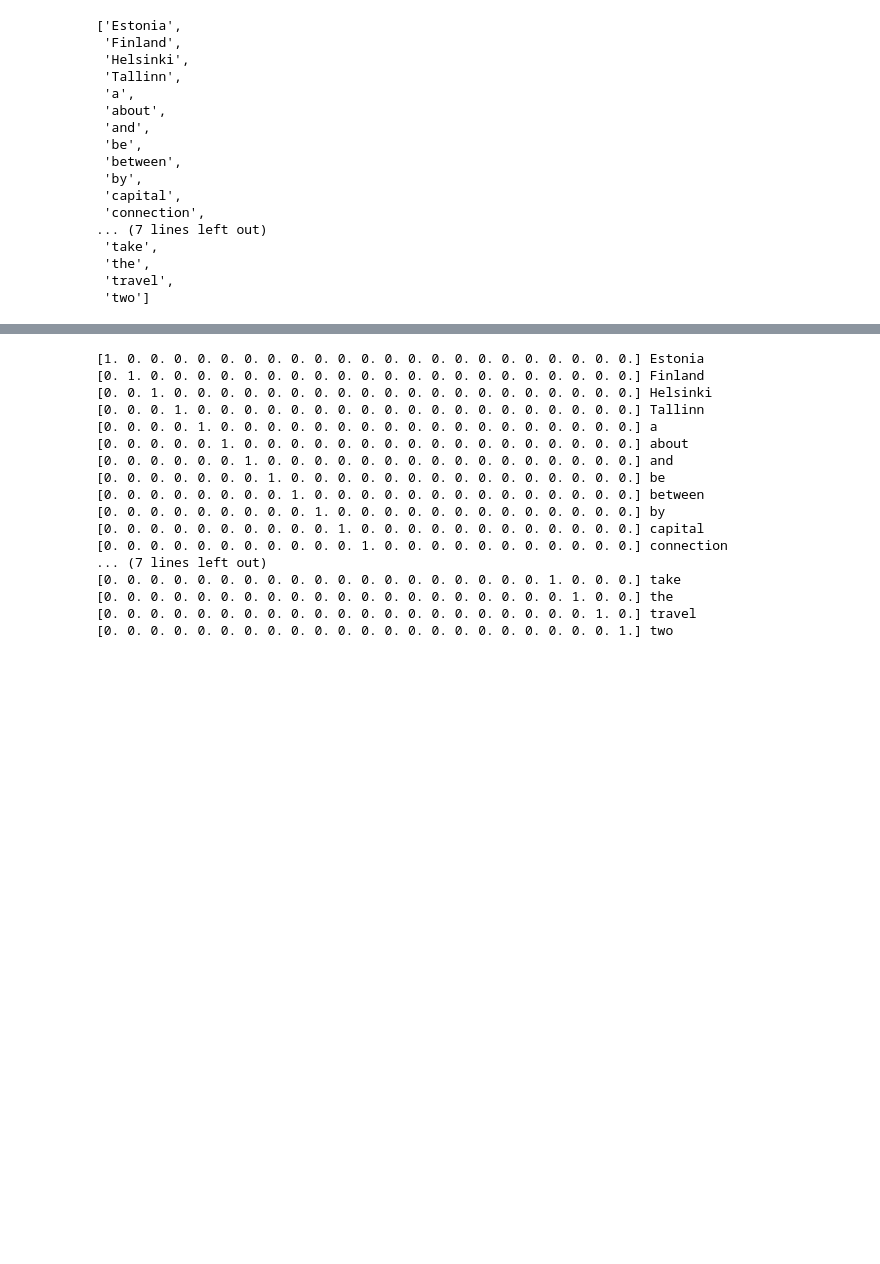
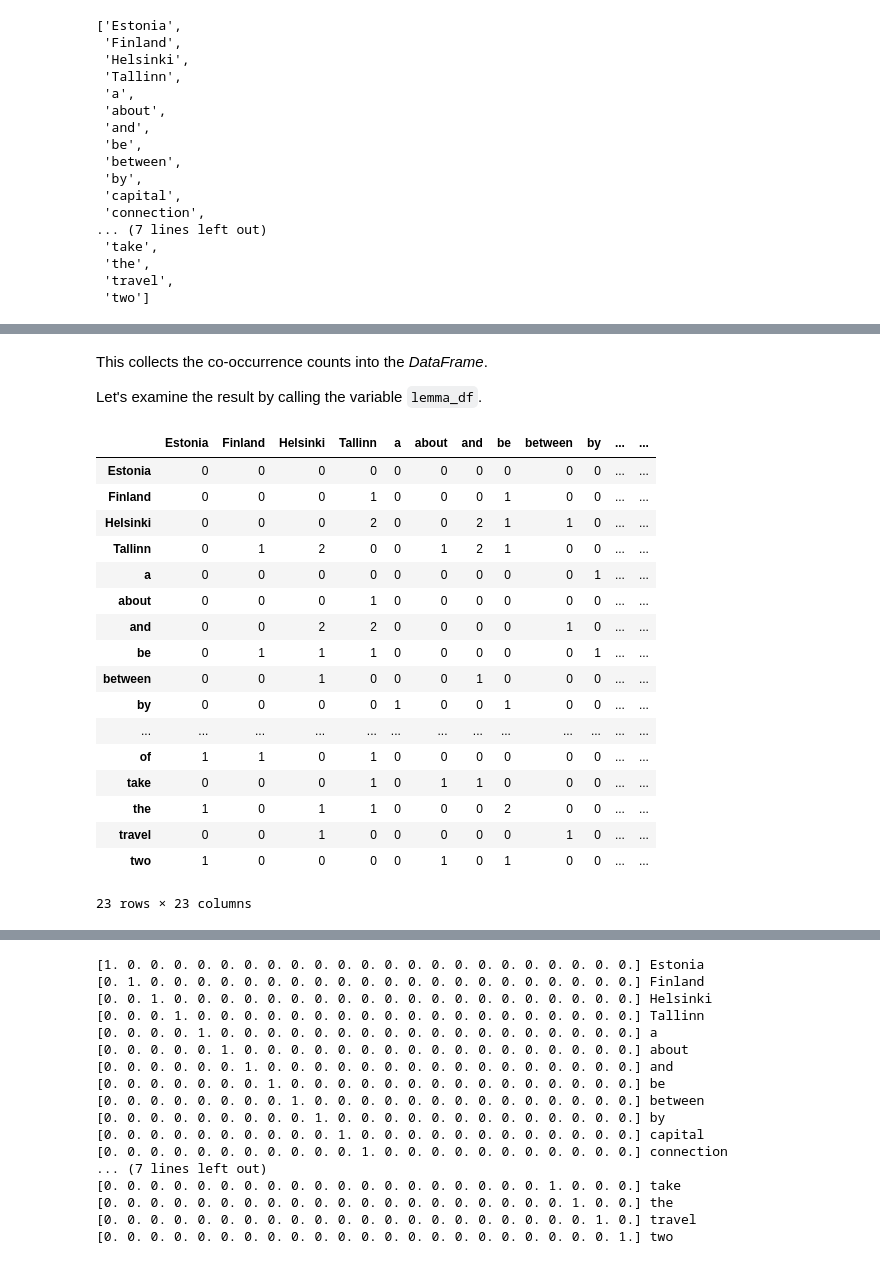
Before and after one commit to Applied-Language-Technology/notebooks, a Jupyter notebook: part_iii/03_embeddings.ipynb, the cells around one changed output, grey strips where cells are left out. Cells and saved outputs as stored; diff of their text form; code cells hidden in the pictures; blank space fills up the shorter version.

```diff
--- a/part_iii/03_embeddings.ipynb
+++ b/part_iii/03_embeddings.ipynb
@@ -331,0 +479,26 @@ unique_lemmas
+# %% [markdown]
+This collects the co-occurrence counts into the *DataFrame*.
+
+Let's examine the result by calling the variable `lemma_df`.
+# %%
+# Call the variable to examine the DataFrame
+lemma_df
+# %% [output]
+|  | Estonia | Finland | Helsinki | Tallinn | a | about | and | be | between | by | ... | ... |
+| Estonia | 0 | 0 | 0 | 0 | 0 | 0 | 0 | 0 | 0 | 0 | ... | ... |
+| Finland | 0 | 0 | 0 | 1 | 0 | 0 | 0 | 1 | 0 | 0 | ... | ... |
+| Helsinki | 0 | 0 | 0 | 2 | 0 | 0 | 2 | 1 | 1 | 0 | ... | ... |
+| Tallinn | 0 | 1 | 2 | 0 | 0 | 1 | 2 | 1 | 0 | 0 | ... | ... |
+| a | 0 | 0 | 0 | 0 | 0 | 0 | 0 | 0 | 0 | 1 | ... | ... |
+| about | 0 | 0 | 0 | 1 | 0 | 0 | 0 | 0 | 0 | 0 | ... | ... |
+| and | 0 | 0 | 2 | 2 | 0 | 0 | 0 | 0 | 1 | 0 | ... | ... |
+| be | 0 | 1 | 1 | 1 | 0 | 0 | 0 | 0 | 0 | 1 | ... | ... |
+| between | 0 | 0 | 1 | 0 | 0 | 0 | 1 | 0 | 0 | 0 | ... | ... |
+| by | 0 | 0 | 0 | 0 | 1 | 0 | 0 | 1 | 0 | 0 | ... | ... |
+| ... | ... | ... | ... | ... | ... | ... | ... | ... | ... | ... | ... | ... |
+| of | 1 | 1 | 0 | 1 | 0 | 0 | 0 | 0 | 0 | 0 | ... | ... |
+| take | 0 | 0 | 0 | 1 | 0 | 1 | 1 | 0 | 0 | 0 | ... | ... |
+| the | 1 | 0 | 1 | 1 | 0 | 0 | 0 | 2 | 0 | 0 | ... | ... |
+| travel | 0 | 0 | 1 | 0 | 0 | 0 | 0 | 0 | 1 | 0 | ... | ... |
+| two | 1 | 0 | 0 | 0 | 0 | 1 | 0 | 1 | 0 | 0 | ... | ... |
+23 rows × 23 columns
```
Also changed, not shown: parts of 73 cells of this notebook, 1 other file.
